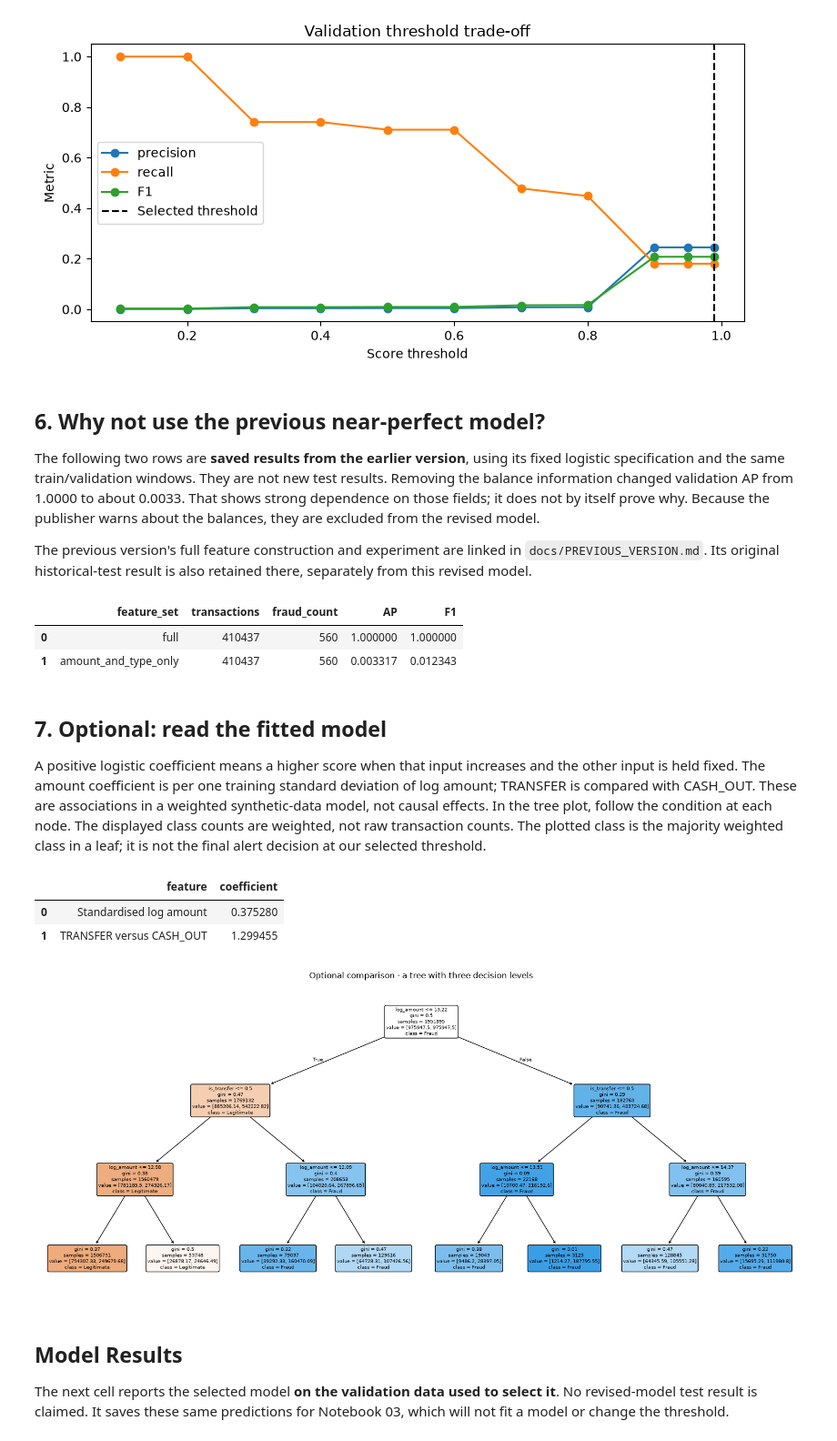
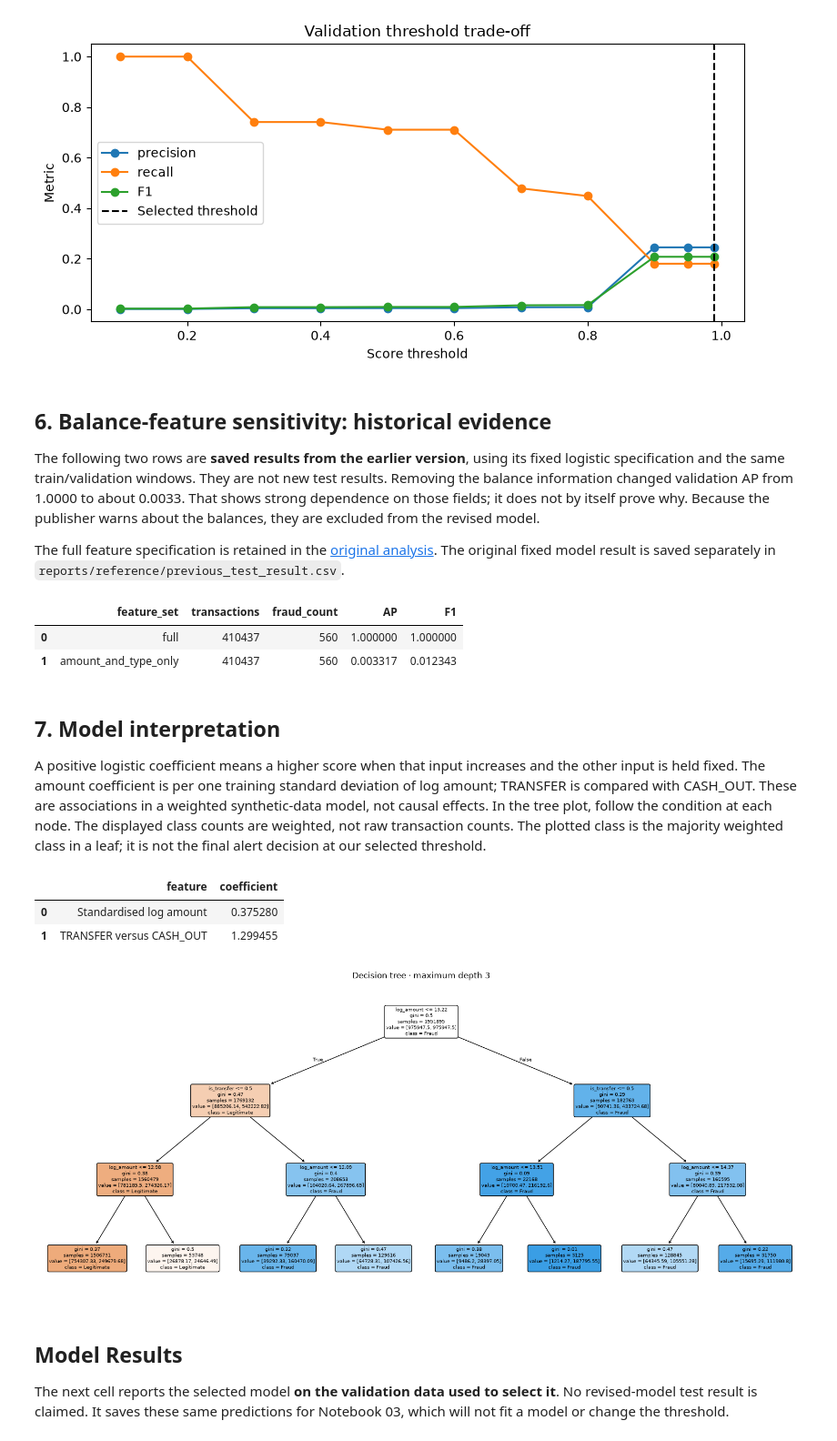
Before and after one commit to Lavicy/fraud-risk-monitoring, a Jupyter notebook: 02_fraud_model.ipynb, the cells around one changed output. Shown at 91% size. Saved outputs shown, nothing was run; the diff lists cells and outputs as text; code cells hidden in the pictures.

Commit message:
Replace tutorial wording with analysis objectives, methods and findings

```diff
--- a/02_fraud_model.ipynb
+++ b/02_fraud_model.ipynb
@@ -178,15 +176,15 @@ plt.show()
 | 10 | 0.99 | 0.2451 | 0.1804 | 0.2078 | 412 | 311 | 459 |
 [figure]
 # %% [markdown]
-## 6. Why not use the previous near-perfect model?
+## 6. Balance-feature sensitivity: historical evidence
 
 The following two rows are **saved results from the earlier version**, using its fixed logistic specification and
 the same train/validation windows. They are not new test results. Removing the balance information changed validation
 AP from 1.0000 to about 0.0033. That shows strong dependence on those fields; it does not by itself prove why.
 Because the publisher warns about the balances, they are excluded from the revised model.
 
-The previous version's full feature construction and experiment are linked in `docs/PREVIOUS_VERSION.md`.
-Its original historical-test result is also retained there, separately from this revised model.
+The full feature specification is retained in the [original analysis](https://github.com/Lavicy/fraud-risk-monitoring/tree/c4519cb66e21e7f3aa88f990cfd301e423b0a276).
+The original fixed model result is saved separately in `reports/reference/previous_test_result.csv`.
 # %%
 previous = pd.read_csv('reports/reference/previous_balance_check.csv')
 display(previous[['feature_set', 'transactions', 'fraud_count', 'AP', 'F1']])
@@ -199,7 +197,7 @@ assert np.isclose(average_precision_score(y_validation, scores['Logistic regress
 | 0 | full | 410437 | 560 | 1.000000 | 1.000000 |
 | 1 | amount_and_type_only | 410437 | 560 | 0.003317 | 0.012343 |
 # %% [markdown]
-## 7. Optional: read the fitted model
+## 7. Model interpretation
 
 A positive logistic coefficient means a higher score when that input increases and the other input is held fixed.
 The amount coefficient is per one training standard deviation of log amount; TRANSFER is compared with CASH_OUT.
@@ -209,22 +207,22 @@ The plotted class is the majority weighted class in a leaf; it is not the final
 # %%
 coefficients = pd.DataFrame({
     'feature': ['Standardised log amount', 'TRANSFER versus CASH_OUT'],
     'coefficient': logistic.named_steps['model'].coef_[0],
 })
 display(coefficients)
 coefficients.to_csv(TABLES / 'logistic_coefficients.csv', index=False)
 fig, ax = plt.subplots(figsize=(16, 7))
 plot_tree(tree, feature_names=list(X_train.columns), class_names=['Legitimate', 'Fraud'],
           filled=True, rounded=True, precision=2, fontsize=7, ax=ax)
-ax.set_title('Optional comparison · a tree with three decision levels')
+ax.set_title('Decision tree · maximum depth 3')
 fig.tight_layout()
 fig.savefig(FIGURES / 'small_tree.png', dpi=150)
 plt.show()
 # %% [output]
 |  | feature | coefficient |
 | 0 | Standardised log amount | 0.375280 |
 | 1 | TRANSFER versus CASH_OUT | 1.299455 |
-[figure, old version]
+[figure, new version]
 # %% [markdown]
 ## Model Results
 
```
Also changed, not shown: parts of 9 cells of this notebook, 3 other files.
